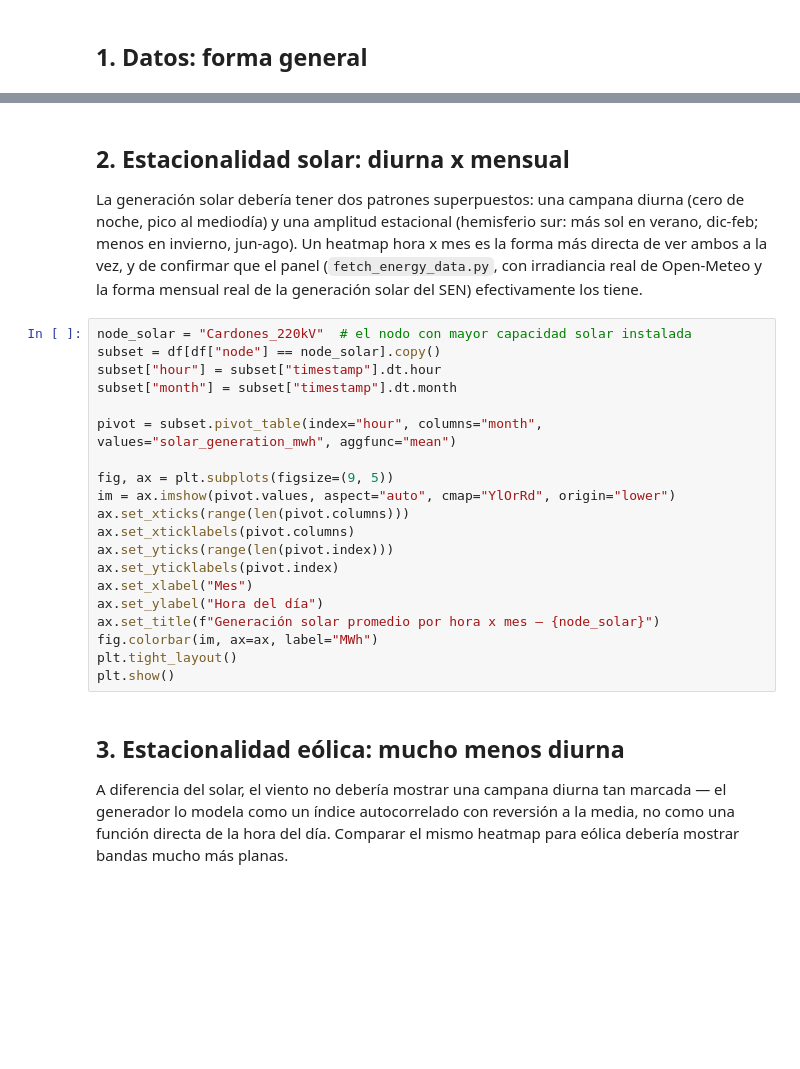
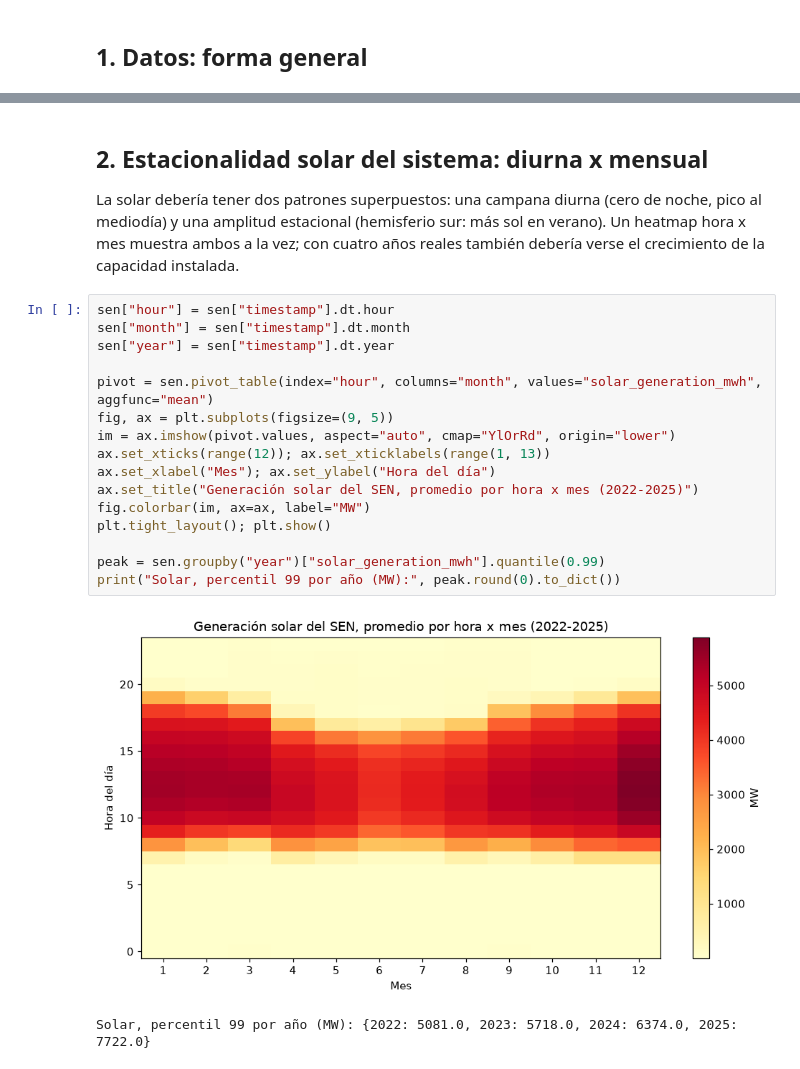
Before and after one commit to Rxyxs/chile-energy-grid-forecasting, a Jupyter notebook: notebooks/01_eda_seasonality_analysis.ipynb, the cells around one changed output, grey strips where cells are left out. Drawn from its saved outputs; the diff is of its cells as text; blank space fills up the shorter version.

```diff
--- a/notebooks/01_eda_seasonality_analysis.ipynb
+++ b/notebooks/01_eda_seasonality_analysis.ipynb
@@ -54,28 +64,23 @@ Rango: 2024-01-01 00:00:00 -> 2025-12-31 23:00:00
 # %% [markdown]
-## 2. Estacionalidad solar: diurna x mensual
+## 2. Estacionalidad solar del sistema: diurna x mensual
 
-La generación solar debería tener dos patrones superpuestos: una campana diurna (cero de noche, pico al mediodía) y una amplitud estacional (hemisferio sur: más sol en verano, dic-feb; menos en invierno, jun-ago). Un heatmap hora x mes es la forma más directa de ver ambos a la vez, y de confirmar que el panel (`fetch_energy_data.py`, con irradiancia real de Open-Meteo y la forma mensual real de la generación solar del SEN) efectivamente los tiene.
+La solar debería tener dos patrones superpuestos: una campana diurna (cero de noche, pico al mediodía) y una amplitud estacional (hemisferio sur: más sol en verano). Un heatmap hora x mes muestra ambos a la vez; con cuatro años reales también debería verse el crecimiento de la capacidad instalada.
 # %%
-node_solar = "Cardones_220kV"  # el nodo con mayor capacidad solar instalada
-subset = df[df["node"] == node_solar].copy()
-subset["hour"] = subset["timestamp"].dt.hour
-subset["month"] = subset["timestamp"].dt.month
+sen["hour"] = sen["timestamp"].dt.hour
+sen["month"] = sen["timestamp"].dt.month
+sen["year"] = sen["timestamp"].dt.year
 
-pivot = subset.pivot_table(index="hour", columns="month", values="solar_generation_mwh", aggfunc="mean")
-
+pivot = sen.pivot_table(index="hour", columns="month", values="solar_generation_mwh", aggfunc="mean")
 fig, ax = plt.subplots(figsize=(9, 5))
 im = ax.imshow(pivot.values, aspect="auto", cmap="YlOrRd", origin="lower")
-ax.set_xticks(range(len(pivot.columns)))
-ax.set_xticklabels(pivot.columns)
-ax.set_yticks(range(len(pivot.index)))
-ax.set_yticklabels(pivot.index)
-ax.set_xlabel("Mes")
-ax.set_ylabel("Hora del día")
-ax.set_title(f"Generación solar promedio por hora x mes — {node_solar}")
-fig.colorbar(im, ax=ax, label="MWh")
-plt.tight_layout()
-plt.show()
+ax.set_xticks(range(12)); ax.set_xticklabels(range(1, 13))
+ax.set_xlabel("Mes"); ax.set_ylabel("Hora del día")
+ax.set_title("Generación solar del SEN, promedio por hora x mes (2022-2025)")
+fig.colorbar(im, ax=ax, label="MW")
+plt.tight_layout(); plt.show()
+
+peak = sen.groupby("year")["solar_generation_mwh"].quantile(0.99)
+print("Solar, percentil 99 por año (MW):", peak.round(0).to_dict())
+# %% [output]
+[figure, added]
+Solar, percentil 99 por año (MW): {2022: 5081.0, 2023: 5718.0, 2024: 6374.0, 2025: 7722.0}
-# %% [markdown]
-## 3. Estacionalidad eólica: mucho menos diurna
-
-A diferencia del solar, el viento no debería mostrar una campana diurna tan marcada — el generador lo modela como un índice autocorrelado con reversión a la media, no como una función directa de la hora del día. Comparar el mismo heatmap para eólica debería mostrar bandas mucho más planas.
```
Also changed, not shown: parts of 26 cells of this notebook, 41 other files.
